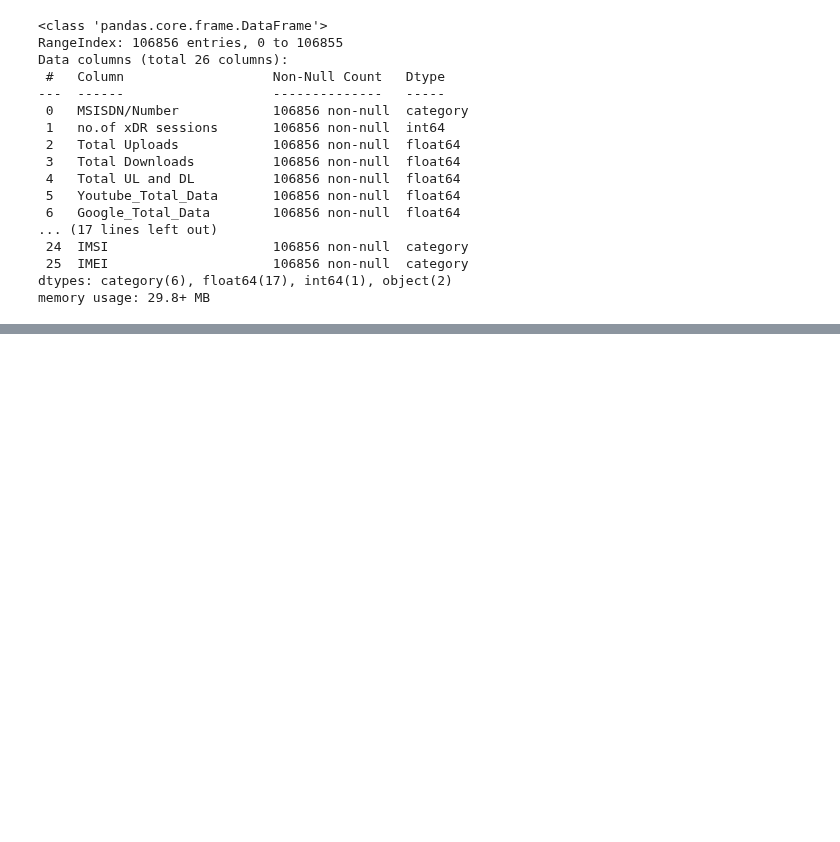
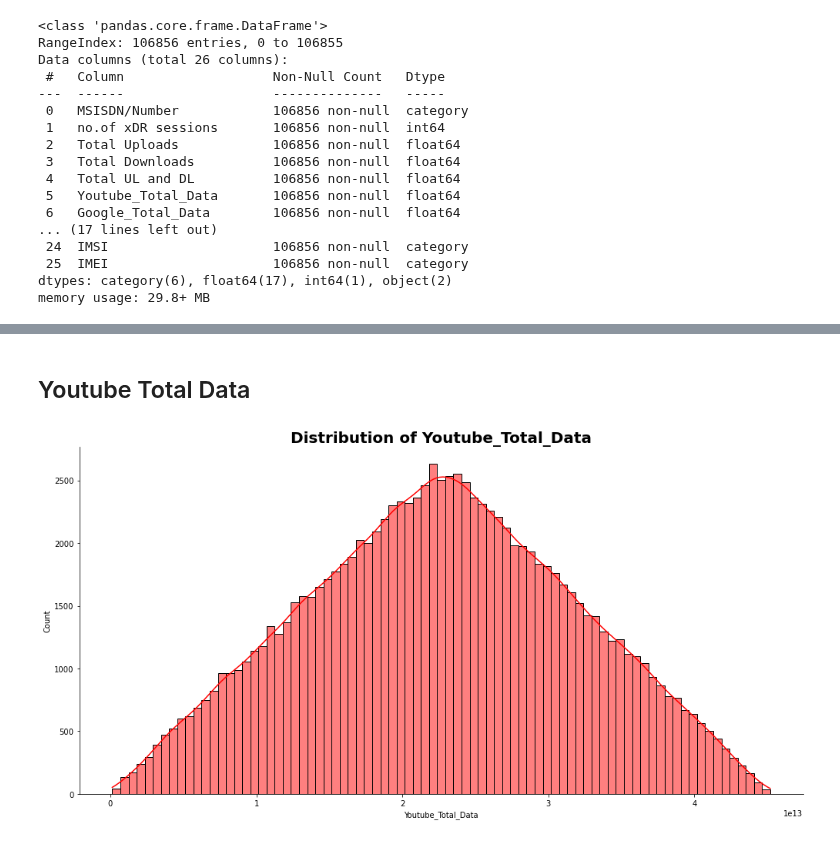
Before and after one commit to Abel-Blue/telecom-user-analytics, a Jupyter notebook: notebooks/data_exploration.ipynb, the cells around one changed output, grey strips where cells are left out. Cells and saved outputs as stored; diff of their text form; code cells hidden in the pictures; blank space fills up the shorter version.

```diff
--- a/notebooks/data_exploration.ipynb
+++ b/notebooks/data_exploration.ipynb
@@ -116,0 +152,6 @@ memory usage: 29.8+ MB
+# %% [markdown]
+## Youtube Total Data
+# %%
+exploration.plot_hist(df, 'Youtube_Total_Data', 'red')
+# %% [output]
+[figure, added]
```
Also changed, not shown: parts of 15 cells of this notebook.
